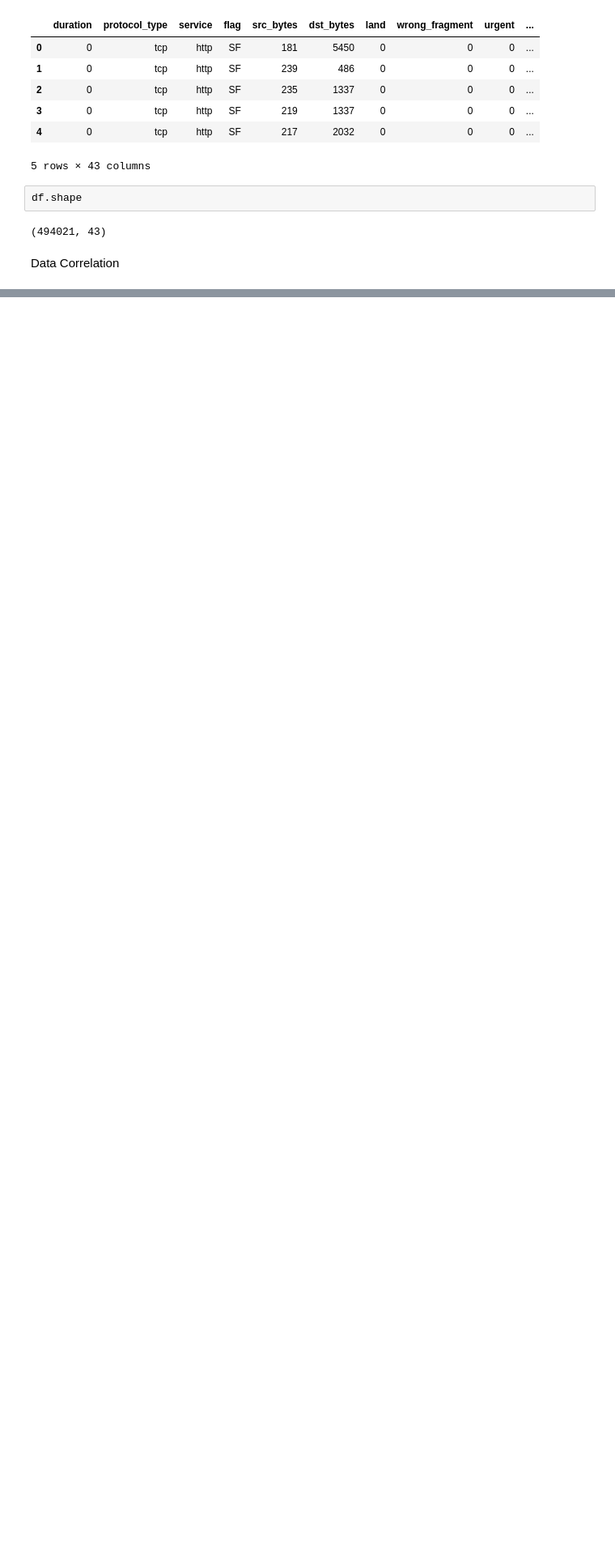
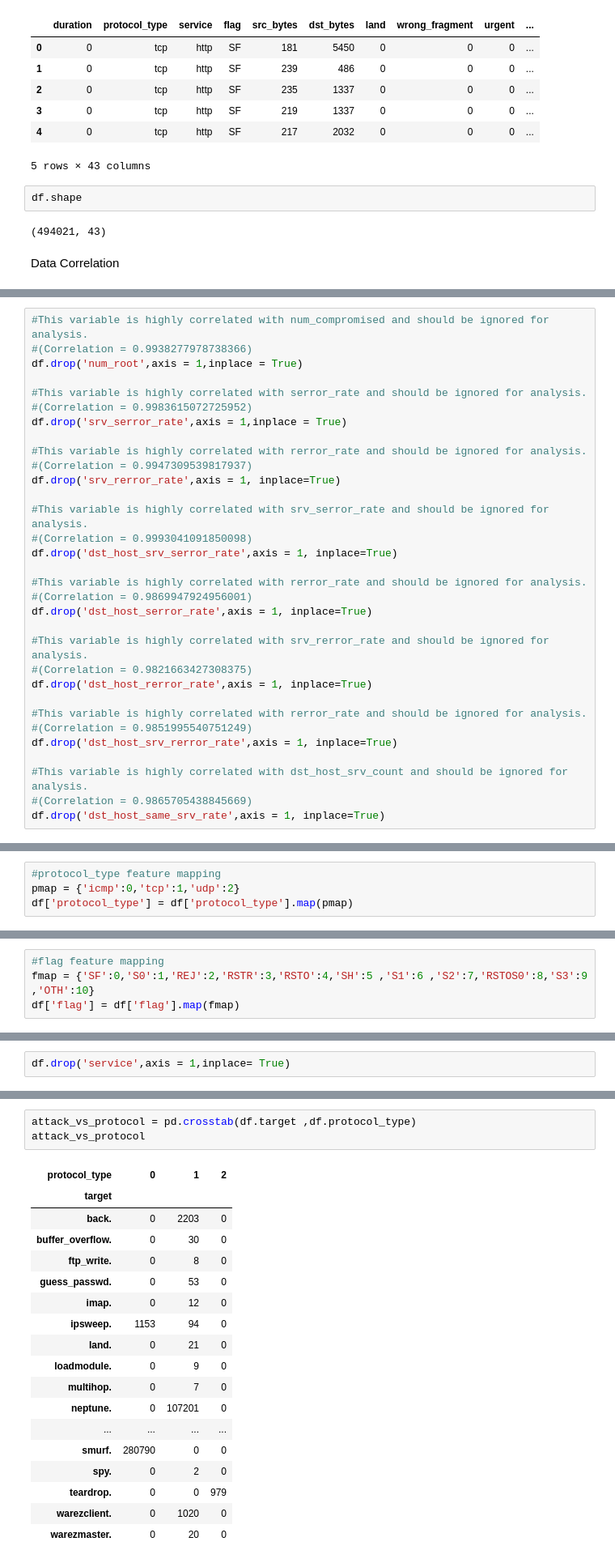
Before and after one commit to joenellis/implementation, a Jupyter notebook: dissert.ipynb, the cells around one changed output, grey strips where cells are left out. Shown at 81% size. Drawn from its saved outputs; the diff is of its cells as text; blank space fills up the shorter version.

```diff
--- a/dissert.ipynb
+++ b/dissert.ipynb
@@ -330,3 +341,35 @@ sns.heatmap(corr)
 plt.show()
 # %% [output]
 [figure]
+# %%
+#This variable is highly correlated with num_compromised and should be ignored for analysis.
+#(Correlation = 0.9938277978738366)
+df.drop('num_root',axis = 1,inplace = True)
+
+#This variable is highly correlated with serror_rate and should be ignored for analysis.
+#(Correlation = 0.9983615072725952)
+df.drop('srv_serror_rate',axis = 1,inplace = True)
+
+#This variable is highly correlated with rerror_rate and should be ignored for analysis.
+#(Correlation = 0.9947309539817937)
+df.drop('srv_rerror_rate',axis = 1, inplace=True)
+
+#This variable is highly correlated with srv_serror_rate and should be ignored for analysis.
+#(Correlation = 0.9993041091850098)
+df.drop('dst_host_srv_serror_rate',axis = 1, inplace=True)
+
+#This variable is highly correlated with rerror_rate and should be ignored for analysis.
+#(Correlation = 0.9869947924956001)
+df.drop('dst_host_serror_rate',axis = 1, inplace=True)
+
+#This variable is highly correlated with srv_rerror_rate and should be ignored for analysis.
+#(Correlation = 0.9821663427308375)
+df.drop('dst_host_rerror_rate',axis = 1, inplace=True)
+
+#This variable is highly correlated with rerror_rate and should be ignored for analysis.
+#(Correlation = 0.9851995540751249)
+df.drop('dst_host_srv_rerror_rate',axis = 1, inplace=True)
+
+#This variable is highly correlated with dst_host_srv_count and should be ignored for analysis.
+#(Correlation = 0.9865705438845669)
+df.drop('dst_host_same_srv_rate',axis = 1, inplace=True)
@@ -332,0 +423,4 @@ plt.show()
+# %%
+#protocol_type feature mapping
+pmap = {'icmp':0,'tcp':1,'udp':2}
+df['protocol_type'] = df['protocol_type'].map(pmap)
@@ -332,0 +442,4 @@ plt.show()
+# %%
+#flag feature mapping
+fmap = {'SF':0,'S0':1,'REJ':2,'RSTR':3,'RSTO':4,'SH':5 ,'S1':6 ,'S2':7,'RSTOS0':8,'S3':9 ,'OTH':10}
+df['flag'] = df['flag'].map(fmap)
@@ -332,0 +456,2 @@ plt.show()
+# %%
+df.drop('service',axis = 1,inplace= True)
@@ -332,0 +492,22 @@ plt.show()
+# %%
+attack_vs_protocol = pd.crosstab(df.target ,df.protocol_type)
+attack_vs_protocol
+# %% [output]
+| protocol_type | 0 | 1 | 2 |
+| target |  |  |  |
+| back. | 0 | 2203 | 0 |
+| buffer_overflow. | 0 | 30 | 0 |
+| ftp_write. | 0 | 8 | 0 |
+| guess_passwd. | 0 | 53 | 0 |
+| imap. | 0 | 12 | 0 |
+| ipsweep. | 1153 | 94 | 0 |
+| land. | 0 | 21 | 0 |
+| loadmodule. | 0 | 9 | 0 |
+| multihop. | 0 | 7 | 0 |
+| neptune. | 0 | 107201 | 0 |
+| ... | ... | ... | ... |
+| smurf. | 280790 | 0 | 0 |
+| spy. | 0 | 2 | 0 |
+| teardrop. | 0 | 0 | 979 |
+| warezclient. | 0 | 1020 | 0 |
+| warezmaster. | 0 | 20 | 0 |
```
Also changed, not shown: parts of 56 cells of this notebook.
